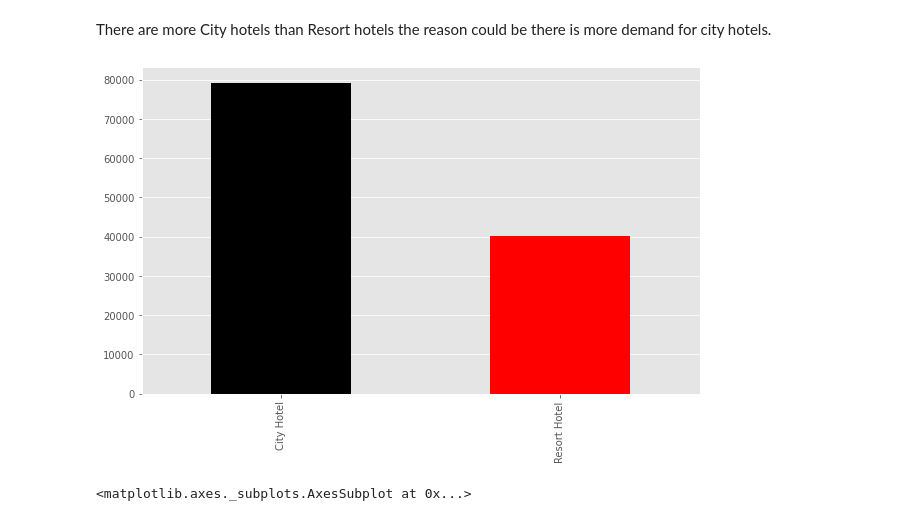
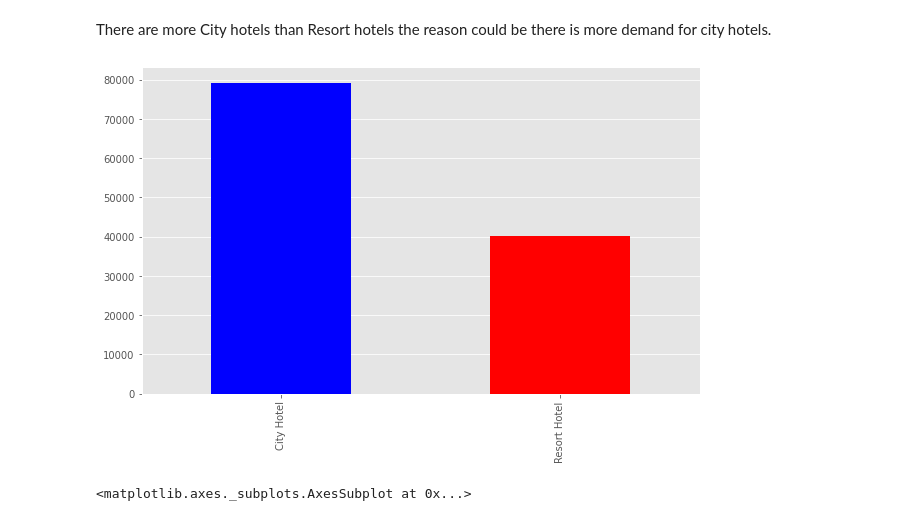
Before and after one commit to aynaval/Hotel-booking-analysis_EDA, a Jupyter notebook: EDA_Capstone_Project.ipynb, the cells around one changed output. Drawn from its saved outputs; the diff is of its cells as text; code cells hidden in the pictures.

```diff
--- a/EDA_Capstone_Project.ipynb
+++ b/EDA_Capstone_Project.ipynb
@@ -479,8 +481,8 @@ fig.show();
 # %% [markdown]
 There are more City hotels than Resort hotels the reason could be there is more demand for city hotels.
 # %%
-data['hotel'].value_counts().plot(kind ='bar',color=["black", "red"],figsize=(10, 6));
+data['hotel'].value_counts().plot(kind ='bar',color=["blue", "red"],figsize=(10, 6));
 plt.grid(axis = 'x')
 # %% [output]
-[figure, old version]
+[figure, new version]
 # %%
```
Also changed, not shown: parts of 29 cells of this notebook.
